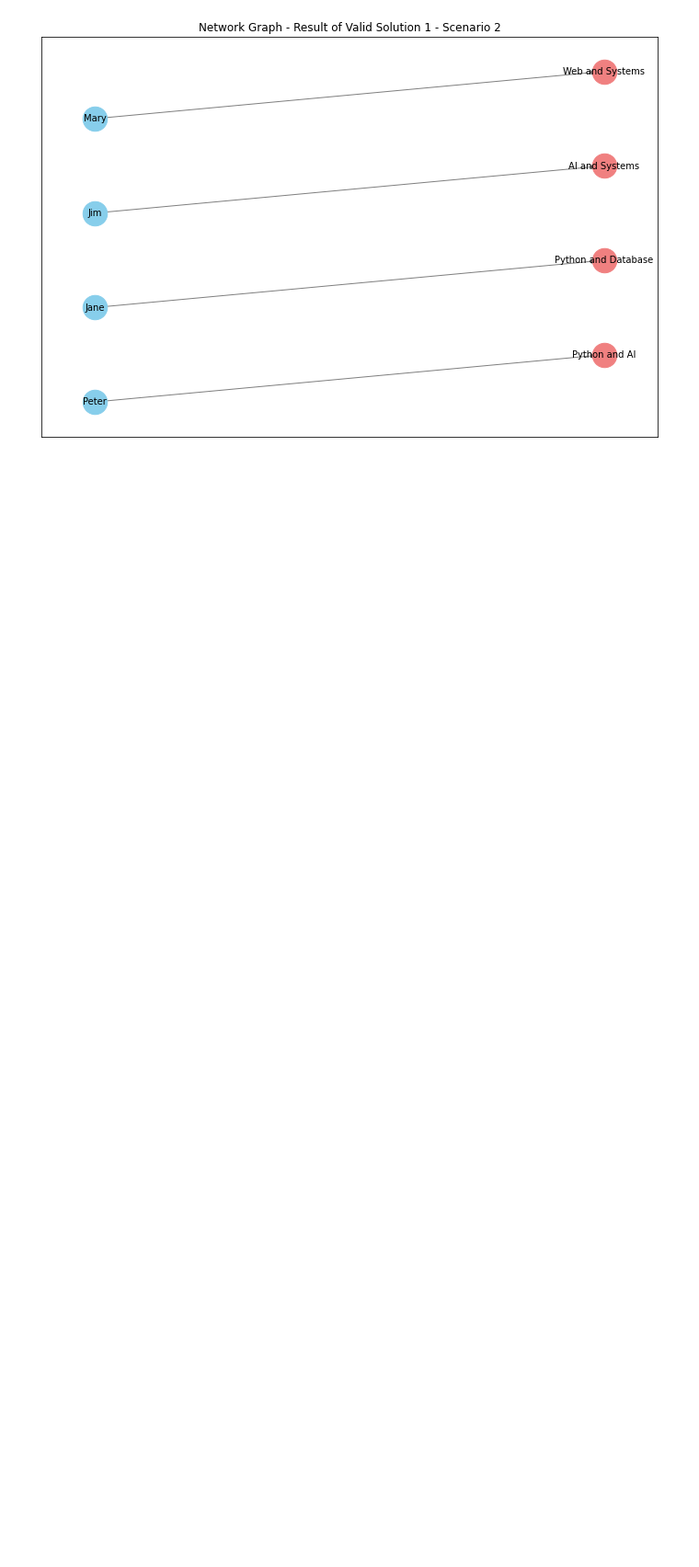
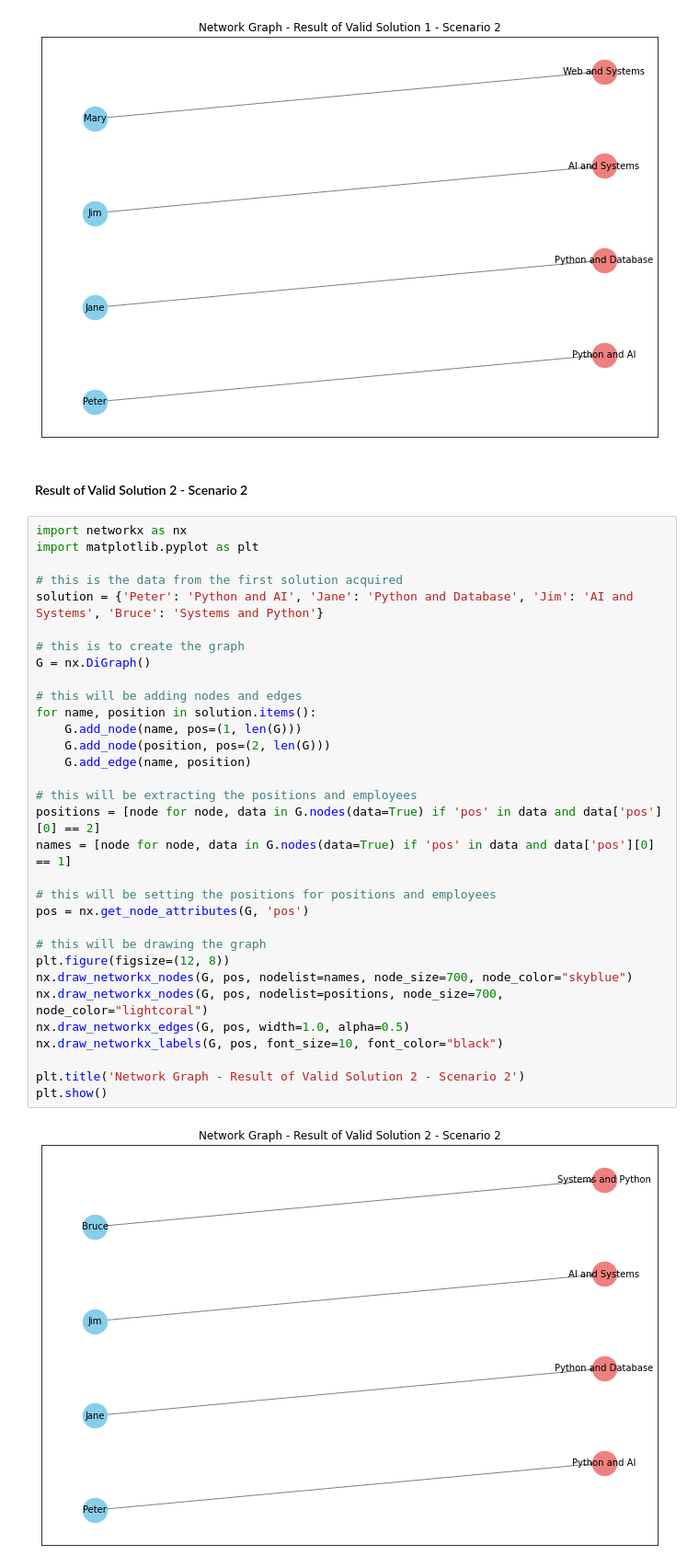
Before and after one commit to mariosantos2023410/MarioSantos_AI_DV_ICA, a Jupyter notebook: MarioSantos_AI_DV_ ICA.ipynb, the cells around one changed output. Shown: that part at 92% size. Saved outputs shown, nothing was run; the diff lists cells and outputs as text; blank space fills up the shorter version.

```diff
--- a/MarioSantos_AI_DV_ ICA.ipynb
+++ b/MarioSantos_AI_DV_ ICA.ipynb
@@ -292,3 +292,39 @@ plt.title('Network Graph - Result of Valid Solution 1 - Scenario 2')
 plt.show()
 # %% [output]
 [figure]
+# %% [markdown]
+#### Result of Valid Solution 2 - Scenario 2
+# %%
+import networkx as nx
+import matplotlib.pyplot as plt
+
+# this is the data from the first solution acquired
+solution = {'Peter': 'Python and AI', 'Jane': 'Python and Database', 'Jim': 'AI and Systems', 'Bruce': 'Systems and Python'}
+
+# this is to create the graph
+G = nx.DiGraph()
+
+# this will be adding nodes and edges
+for name, position in solution.items():
+    G.add_node(name, pos=(1, len(G)))
+    G.add_node(position, pos=(2, len(G)))
+    G.add_edge(name, position)
+
+# this will be extracting the positions and employees
+positions = [node for node, data in G.nodes(data=True) if 'pos' in data and data['pos'][0] == 2]
+names = [node for node, data in G.nodes(data=True) if 'pos' in data and data['pos'][0] == 1]
+
+# this will be setting the positions for positions and employees
+pos = nx.get_node_attributes(G, 'pos')
+
+# this will be drawing the graph
+plt.figure(figsize=(12, 8))
+nx.draw_networkx_nodes(G, pos, nodelist=names, node_size=700, node_color="skyblue")
+nx.draw_networkx_nodes(G, pos, nodelist=positions, node_size=700, node_color="lightcoral")
+nx.draw_networkx_edges(G, pos, width=1.0, alpha=0.5)
+nx.draw_networkx_labels(G, pos, font_size=10, font_color="black")
+
+plt.title('Network Graph - Result of Valid Solution 2 - Scenario 2')
+plt.show()
+# %% [output]
+[figure, added]
```
